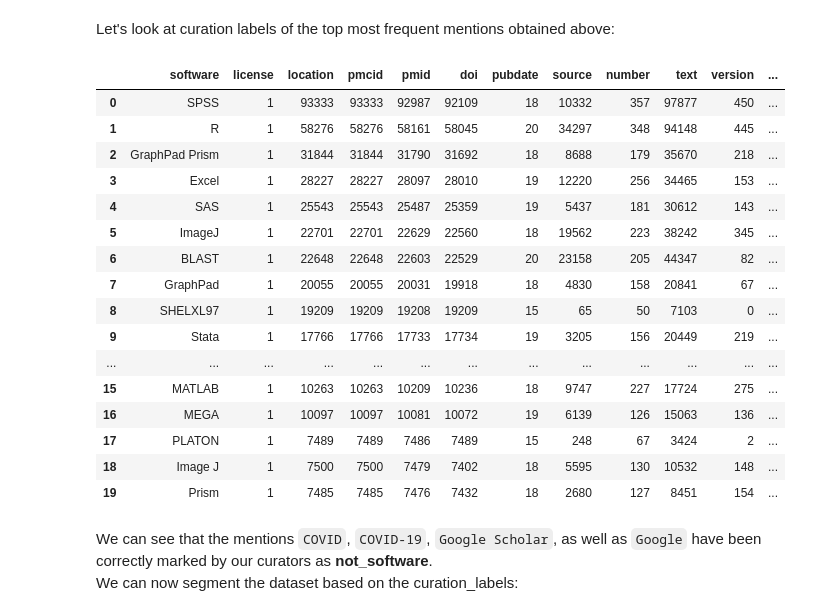
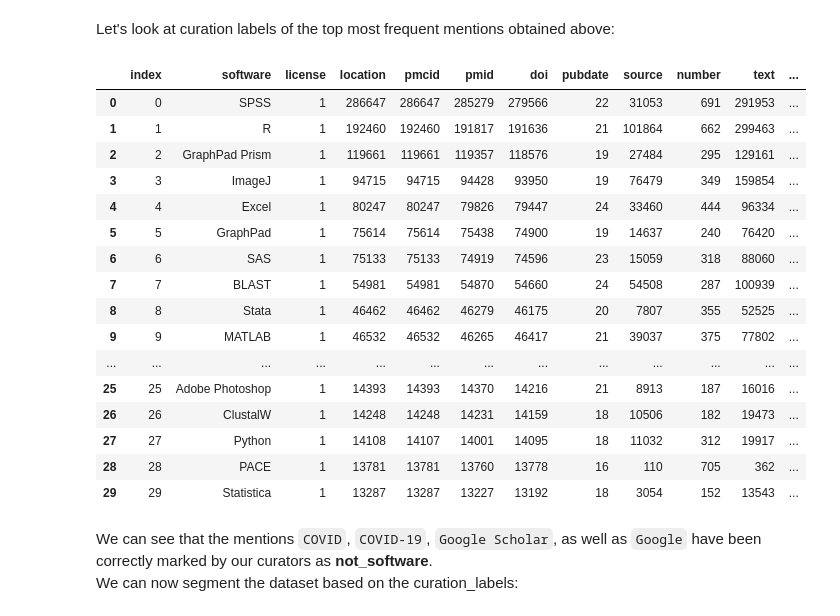
Before and after one commit to chanzuckerberg/software-mentions, a Jupyter notebook: sample_notebooks/Interacting with the dataset.ipynb, the cells around one changed output. Drawn from its saved outputs; the diff is of its cells as text; code cells hidden in the pictures.

```diff
--- a/sample_notebooks/Interacting with the dataset.ipynb
+++ b/sample_notebooks/Interacting with the dataset.ipynb
@@ -93,9 +93,9 @@ Note that we offer an example of reading only the first 1000000 rows of the data
 For full analysis of the dataset, you should take `nrows=num_rows_to_read` out and run:
 # %%
-#data_df = pd.read_csv(ROOT_DATA_DIR + 'disambiguated/comm_disambiguated.tsv.gz', sep = '\\t', engine = 'python', compression = 'gzip)
+raw_df = pd.read_csv(ROOT_DATA_DIR + 'raw/comm_raw.tsv.gz', sep = '\\t', engine = 'python', compression = 'gzip')
 # %%
-num_rows_to_read = 5000000
-raw_df = pd.read_csv(ROOT_DATA_DIR + 'raw/comm_raw.tsv.gz', sep = '\\t', engine = 'python', compression = 'gzip', nrows = num_rows_to_read)
+# num_rows_to_read = 5000000
+# raw_df = pd.read_csv(ROOT_DATA_DIR + 'raw/comm_raw.tsv.gz', sep = '\\t', engine = 'python', compression = 'gzip', nrows = num_rows_to_read)
 # %% [markdown]
 <color value = red>**Warning**</color>: It may take a while for the command to finish running (up to an hour), especially for the `comm` and `publishers_collection`. <br>
 If you would like to quickly interact with the dataset, we recommend opening the `non_comm` file first, as it's the smallest one. <br><br>
@@ -207,25 +207,25 @@ Let's look at curation labels of the top most frequent mentions obtained above:
 # %%
 raw_df_aggregated = raw_df_aggregated.reset_index()
 raw_df_aggregated['curation_label'] = raw_df_aggregated['software'].apply(lambda x: mention2curation_label[x])
-raw_df_aggregated[:20]
+raw_df_aggregated[:30]
 # %% [output]
-|  | software | license | location | pmcid | pmid | doi | pubdate | source | number | text | version | ... |
-| 0 | SPSS | 1 | 93333 | 93333 | 92987 | 92109 | 18 | 10332 | 357 | 97877 | 450 | ... |
-| 1 | R | 1 | 58276 | 58276 | 58161 | 58045 | 20 | 34297 | 348 | 94148 | 445 | ... |
-| 2 | GraphPad Prism | 1 | 31844 | 31844 | 31790 | 31692 | 18 | 8688 | 179 | 35670 | 218 | ... |
-| 3 | Excel | 1 | 28227 | 28227 | 28097 | 28010 | 19 | 12220 | 256 | 34465 | 153 | ... |
-| 4 | SAS | 1 | 25543 | 25543 | 25487 | 25359 | 19 | 5437 | 181 | 30612 | 143 | ... |
-| 5 | ImageJ | 1 | 22701 | 22701 | 22629 | 22560 | 18 | 19562 | 223 | 38242 | 345 | ... |
-| 6 | BLAST | 1 | 22648 | 22648 | 22603 | 22529 | 20 | 23158 | 205 | 44347 | 82 | ... |
-| 7 | GraphPad | 1 | 20055 | 20055 | 20031 | 19918 | 18 | 4830 | 158 | 20841 | 67 | ... |
-| 8 | SHELXL97 | 1 | 19209 | 19209 | 19208 | 19209 | 15 | 65 | 50 | 7103 | 0 | ... |
-| 9 | Stata | 1 | 17766 | 17766 | 17733 | 17734 | 19 | 3205 | 156 | 20449 | 219 | ... |
+|  | index | software | license | location | pmcid | pmid | doi | pubdate | source | number | text | ... |
+| 0 | 0 | SPSS | 1 | 286647 | 286647 | 285279 | 279566 | 22 | 31053 | 691 | 291953 | ... |
+| 1 | 1 | R | 1 | 192460 | 192460 | 191817 | 191636 | 21 | 101864 | 662 | 299463 | ... |
+| 2 | 2 | GraphPad Prism | 1 | 119661 | 119661 | 119357 | 118576 | 19 | 27484 | 295 | 129161 | ... |
+| 3 | 3 | ImageJ | 1 | 94715 | 94715 | 94428 | 93950 | 19 | 76479 | 349 | 159854 | ... |
+| 4 | 4 | Excel | 1 | 80247 | 80247 | 79826 | 79447 | 24 | 33460 | 444 | 96334 | ... |
+| 5 | 5 | GraphPad | 1 | 75614 | 75614 | 75438 | 74900 | 19 | 14637 | 240 | 76420 | ... |
+| 6 | 6 | SAS | 1 | 75133 | 75133 | 74919 | 74596 | 23 | 15059 | 318 | 88060 | ... |
+| 7 | 7 | BLAST | 1 | 54981 | 54981 | 54870 | 54660 | 24 | 54508 | 287 | 100939 | ... |
+| 8 | 8 | Stata | 1 | 46462 | 46462 | 46279 | 46175 | 20 | 7807 | 355 | 52525 | ... |
+| 9 | 9 | MATLAB | 1 | 46532 | 46532 | 46265 | 46417 | 21 | 39037 | 375 | 77802 | ... |
 | ... | ... | ... | ... | ... | ... | ... | ... | ... | ... | ... | ... | ... |
-| 15 | MATLAB | 1 | 10263 | 10263 | 10209 | 10236 | 18 | 9747 | 227 | 17724 | 275 | ... |
-| 16 | MEGA | 1 | 10097 | 10097 | 10081 | 10072 | 19 | 6139 | 126 | 15063 | 136 | ... |
-| 17 | PLATON | 1 | 7489 | 7489 | 7486 | 7489 | 15 | 248 | 67 | 3424 | 2 | ... |
-| 18 | Image J | 1 | 7500 | 7500 | 7479 | 7402 | 18 | 5595 | 130 | 10532 | 148 | ... |
-| 19 | Prism | 1 | 7485 | 7485 | 7476 | 7432 | 18 | 2680 | 127 | 8451 | 154 | ... |
+| 25 | 25 | Adobe Photoshop | 1 | 14393 | 14393 | 14370 | 14216 | 21 | 8913 | 187 | 16016 | ... |
+| 26 | 26 | ClustalW | 1 | 14248 | 14248 | 14231 | 14159 | 18 | 10506 | 182 | 19473 | ... |
+| 27 | 27 | Python | 1 | 14108 | 14107 | 14001 | 14095 | 18 | 11032 | 312 | 19917 | ... |
+| 28 | 28 | PACE | 1 | 13781 | 13781 | 13760 | 13778 | 16 | 110 | 705 | 362 | ... |
+| 29 | 29 | Statistica | 1 | 13287 | 13287 | 13227 | 13192 | 18 | 3054 | 152 | 13543 | ... |
 # %% [markdown]
 We can see that the mentions `COVID`, `COVID-19`, `Google Scholar`, as well as `Google` have been correctly marked by our curators as **not_software**. <br>
 We can now segment the dataset based on the curation_labels:
```
Also changed, not shown: parts of 29 cells of this notebook.
